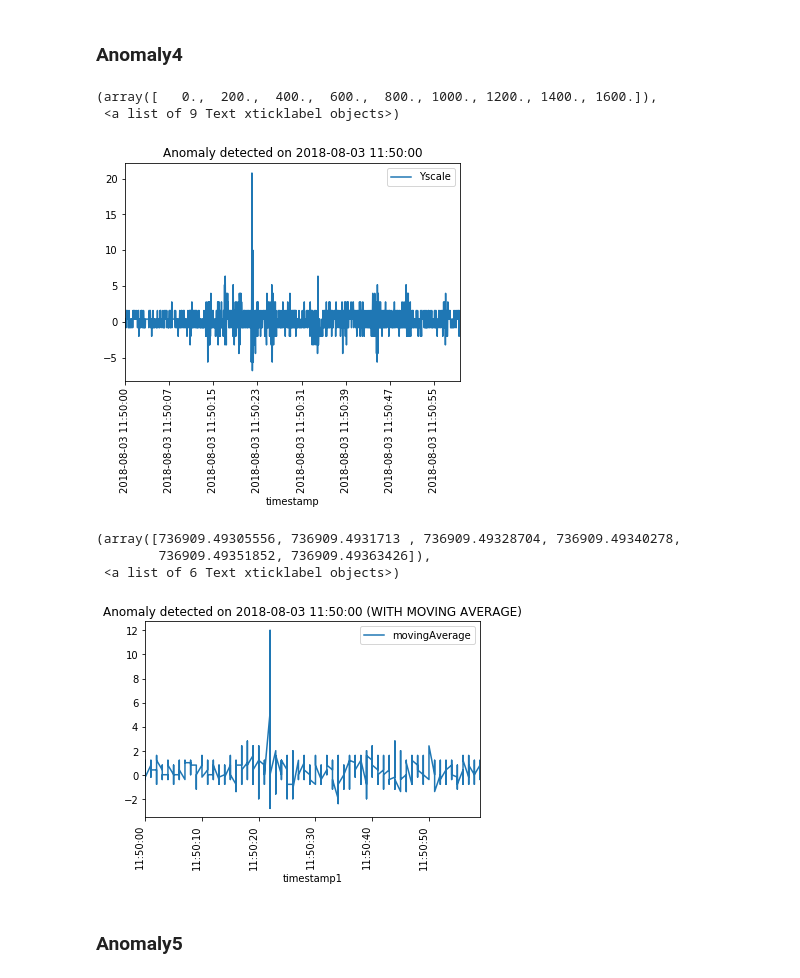
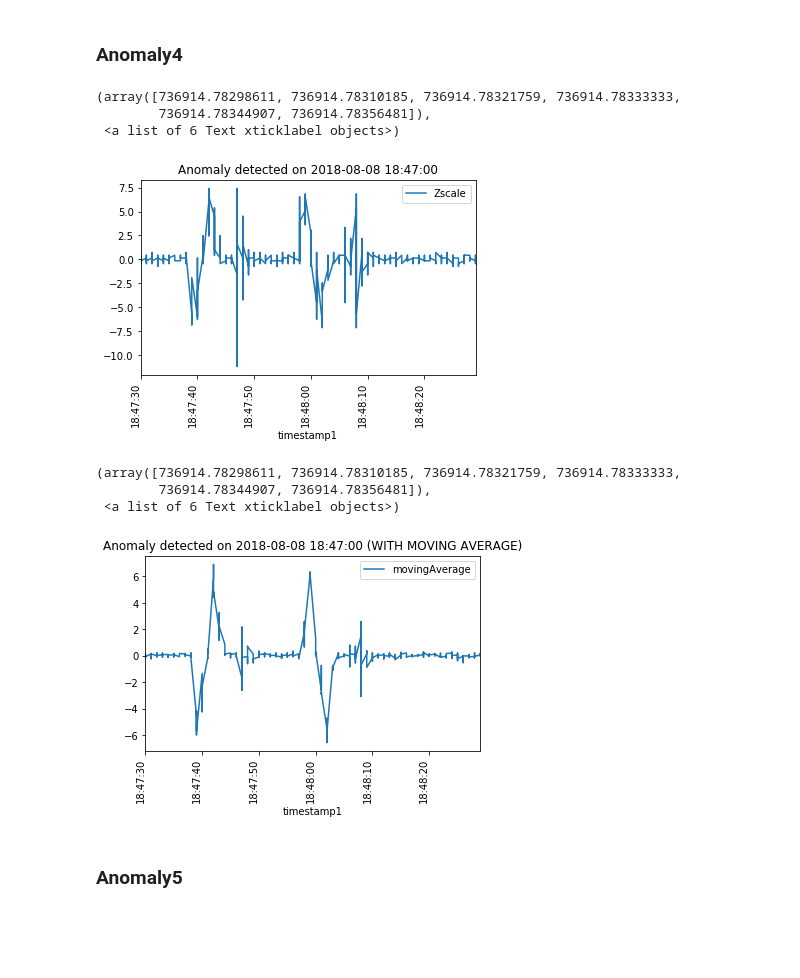
Before and after one commit to Ria-Thomas/DeviationFinder, a Jupyter notebook: EDA/EDA-Lift13.ipynb, the cells around one changed output. Drawn from its saved outputs; the diff is of its cells as text; code cells hidden in the pictures; blank space fills up the shorter version.

```diff
--- a/EDA/EDA-Lift13.ipynb
+++ b/EDA/EDA-Lift13.ipynb
@@ -268,24 +270,25 @@ plt.xticks(rotation=90)
 # %% [markdown]
 ### Anomaly4
 # %%
-temp_pandas.plot(x ='timestamp', y='Yscale', kind = 'line')
-plt.title("Anomaly detected on 2018-08-03 11:50:00")
+temp_pandas.plot(x ='timestamp1', y='Zscale', kind = 'line')
+plt.title("Anomaly detected on 2018-08-08 18:47:00")
 plt.xticks(rotation=90)
 # %% [output]
-(array([   0.,  200.,  400.,  600.,  800., 1000., 1200., 1400., 1600.]),
- <a list of 9 Text xticklabel objects>)
+(array([736914.78298611, 736914.78310185, 736914.78321759, 736914.78333333,
+        736914.78344907, 736914.78356481]),
+ <a list of 6 Text xticklabel objects>)
-[figure, old version]
+[figure, new version]
 # %%
 
 # This is the plot for window size 3
 temp_avg.plot(x ='timestamp1', y='movingAverage', kind = 'line')
-plt.title("Anomaly detected on 2018-08-03 11:50:00 (WITH MOVING AVERAGE)")
+plt.title("Anomaly detected on 2018-08-08 18:47:00 (WITH MOVING AVERAGE)")
 plt.xticks(rotation=90)
 # %% [output]
-(array([736909.49305556, 736909.4931713 , 736909.49328704, 736909.49340278,
-        736909.49351852, 736909.49363426]),
+(array([736914.78298611, 736914.78310185, 736914.78321759, 736914.78333333,
+        736914.78344907, 736914.78356481]),
  <a list of 6 Text xticklabel objects>)
-[figure, old version]
+[figure, new version]
 # %% [markdown]
 ### Anomaly5
 # %%
```
Also changed, not shown: parts of 45 cells of this notebook.
